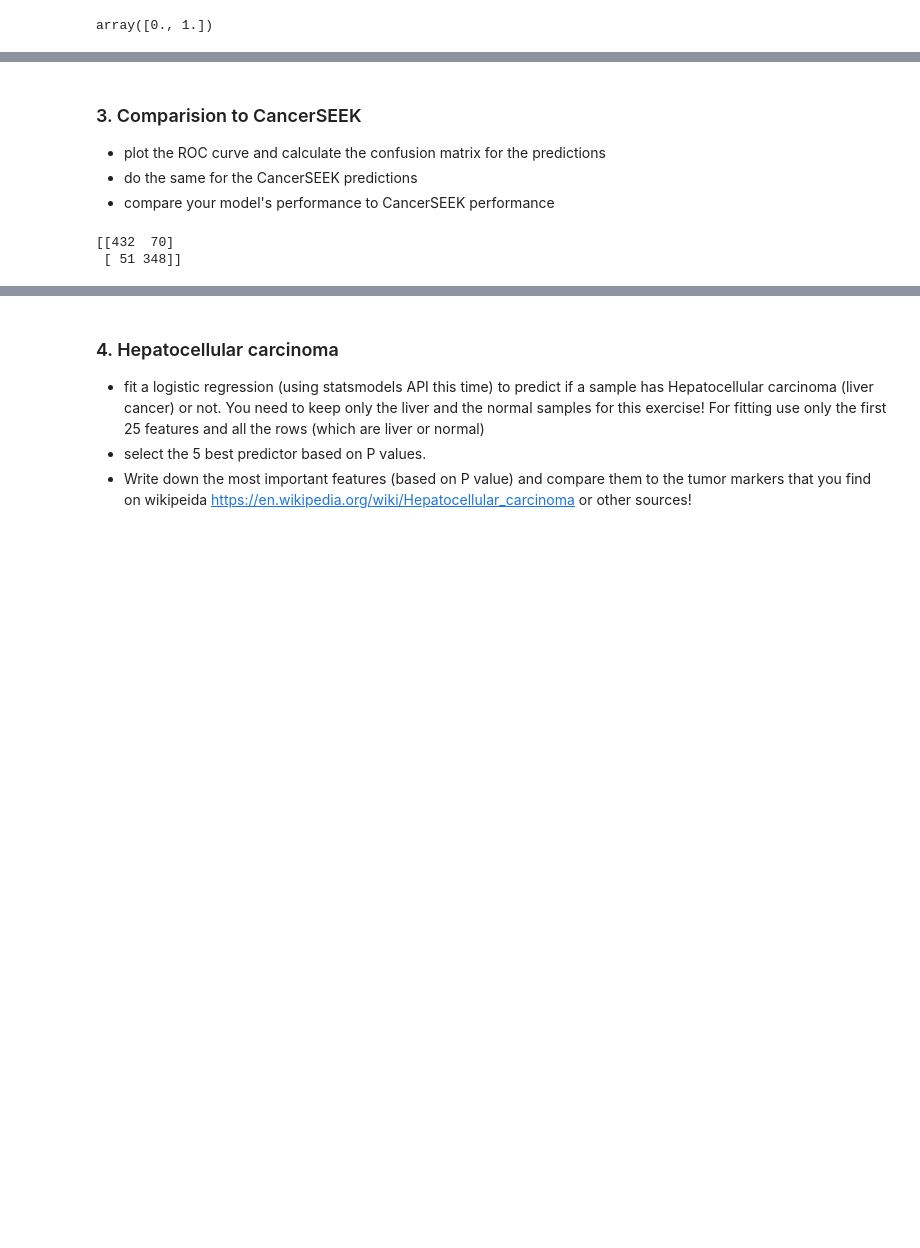
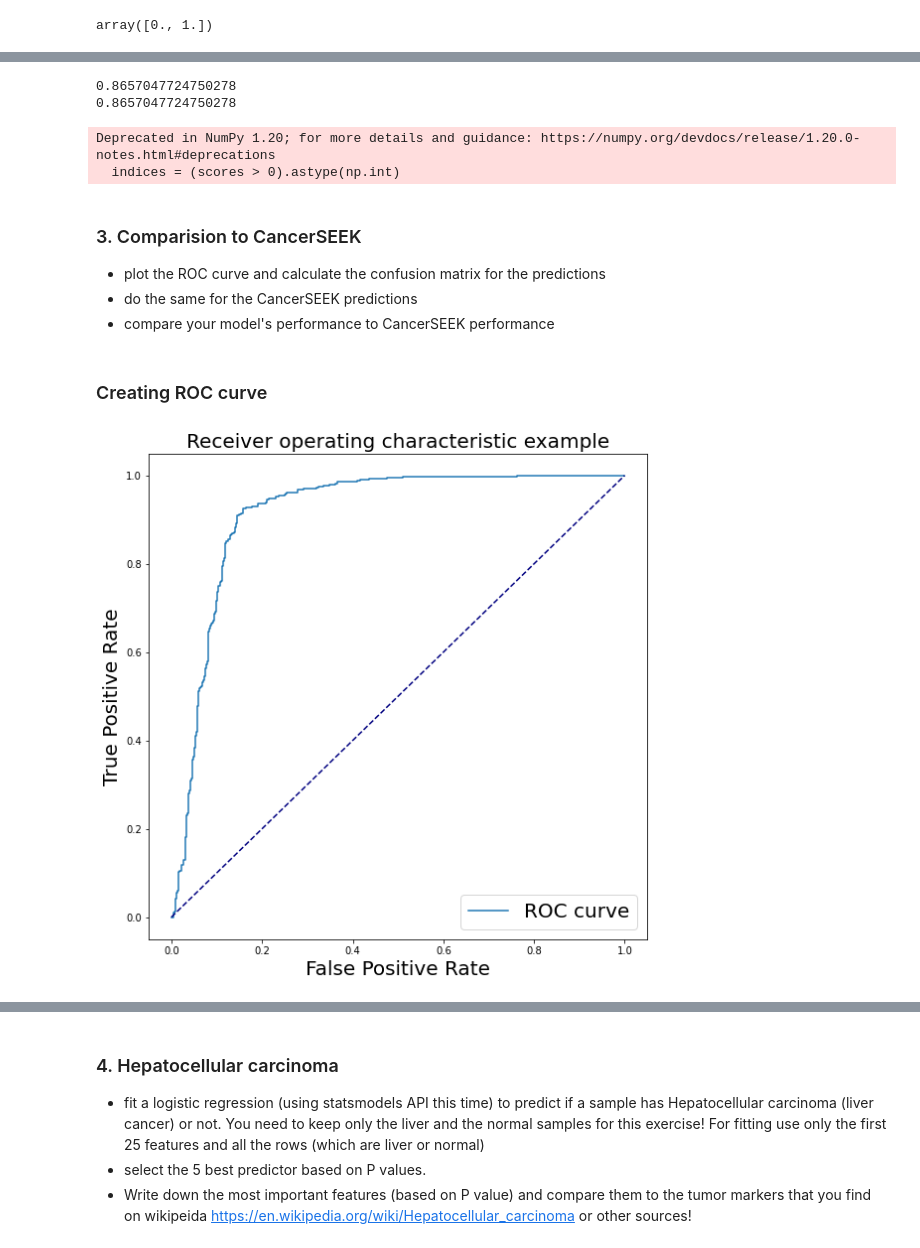
Before and after one commit to barnabasp/ML_Course, a Jupyter notebook: 5/hw5_raw.ipynb, the cells around one changed output, grey strips where cells are left out. Saved outputs shown, nothing was run; the diff lists cells and outputs as text; code cells hidden in the pictures; blank space fills up the shorter version.

```diff
--- a/5/hw5_raw.ipynb
+++ b/5/hw5_raw.ipynb
@@ -215,3 +170,12 @@ Deprecated in NumPy 1.20; for more details and guidance: https://numpy.org/devdo
+# %%
+print(accuracy(y_test,ypred1))
+score = clf.score(X_test, y_test)
+print(score)
+# %% [output]
+0.8657047724750278
+0.8657047724750278
+Deprecated in NumPy 1.20; for more details and guidance: https://numpy.org/devdocs/release/1.20.0-notes.html#deprecations
+  indices = (scores > 0).astype(np.int)
 # %% [markdown]
 ###  3. Comparision to CancerSEEK
 * plot the ROC curve and calculate the confusion matrix for the predictions
@@ -220,9 +184,25 @@ Deprecated in NumPy 1.20; for more details and guidance: https://numpy.org/devdo
 # %%
 import seaborn as sns
 from sklearn import metrics
-
-cm = metrics.confusion_matrix(y_test, ypred1)
-print(cm)
-# %% [output]
-[[432  70]
- [ 51 348]]
+# %% [markdown]
+### Creating ROC curve
+# %%
+#https://scikit-learn.org/stable/auto_examples/model_selection/plot_roc.html#sphx-glr-auto-examples-model-selection-plot-roc-py
+y_score = clf.decision_function(X_test) #confidence score
+
+# Compute ROC curve and ROC area for each class
+fpr = dict()
+tpr = dict()
+fpr, tpr, _ = metrics.roc_curve(y_test, y_score)
+roc_auc = metrics.auc(fpr, tpr)
+# %%
+plt.figure(figsize=(9,9))
+plt.plot(fpr,tpr,label='ROC curve')
+plt.plot([0, 1], [0, 1], color='navy', linestyle='--')
+plt.xlabel('False Positive Rate', fontsize=20)
+plt.ylabel('True Positive Rate',fontsize=20)
+plt.title('Receiver operating characteristic example',fontsize=20)
+plt.legend(fontsize=20)
+plt.show()
+# %% [output]
+[figure, added]
```
Also changed, not shown: parts of 21 cells of this notebook.
